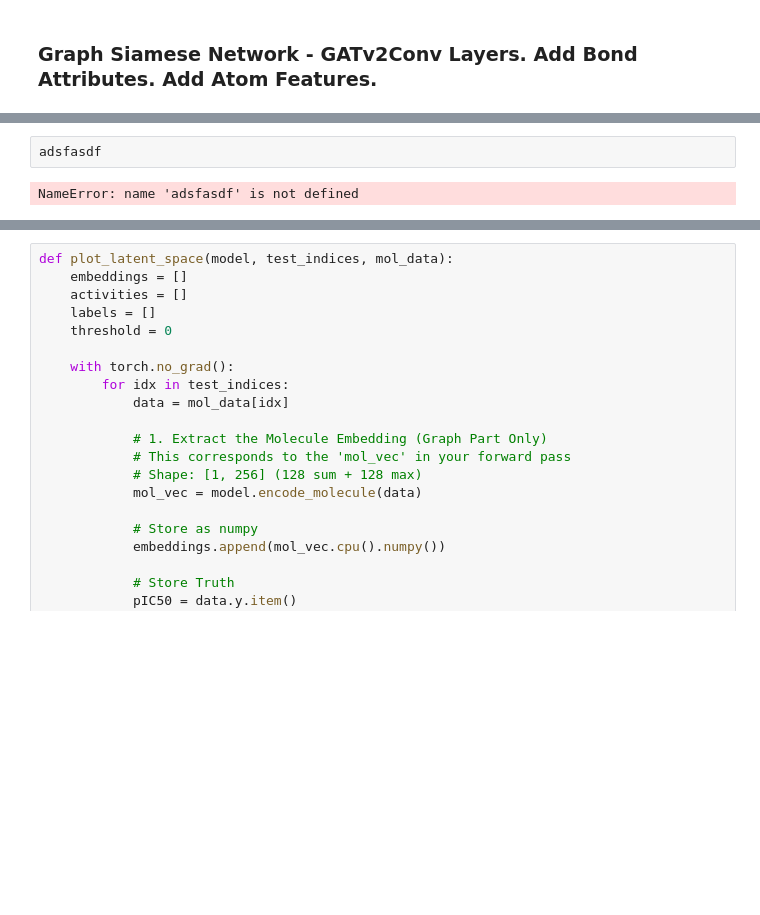
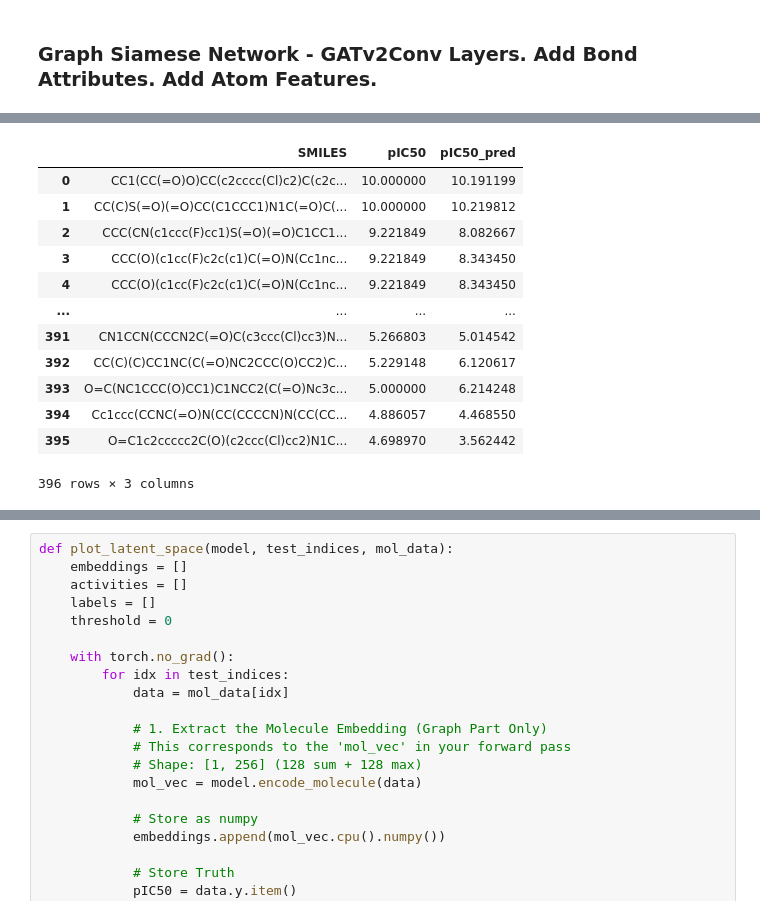
Before and after one commit to Djtrainer/cancer_research, a Jupyter notebook: notebooks/mdm2_breaker_model_eda.ipynb, the cells around one changed output, grey strips where cells are left out. Saved outputs shown, nothing was run; the diff lists cells and outputs as text; blank space fills up the shorter version.

```diff
--- a/notebooks/mdm2_breaker_model_eda.ipynb
+++ b/notebooks/mdm2_breaker_model_eda.ipynb
@@ -335,4 +369,15 @@ Total Trainable Parameters: 2,261,762
 # %%
-adsfasdf
 # %% [output]
+|  | SMILES | pIC50 | pIC50_pred |
+| 0 | CC1(CC(=O)O)CC(c2cccc(Cl)c2)C(c2c... | 10.000000 | 10.191199 |
+| 1 | CC(C)S(=O)(=O)CC(C1CCC1)N1C(=O)C(... | 10.000000 | 10.219812 |
+| 2 | CCC(CN(c1ccc(F)cc1)S(=O)(=O)C1CC1... | 9.221849 | 8.082667 |
+| 3 | CCC(O)(c1cc(F)c2c(c1)C(=O)N(Cc1nc... | 9.221849 | 8.343450 |
+| 4 | CCC(O)(c1cc(F)c2c(c1)C(=O)N(Cc1nc... | 9.221849 | 8.343450 |
+| ... | ... | ... | ... |
+| 391 | CN1CCN(CCCN2C(=O)C(c3ccc(Cl)cc3)N... | 5.266803 | 5.014542 |
+| 392 | CC(C)(C)CC1NC(C(=O)NC2CCC(O)CC2)C... | 5.229148 | 6.120617 |
+| 393 | O=C(NC1CCC(O)CC1)C1NCC2(C(=O)Nc3c... | 5.000000 | 6.214248 |
+| 394 | Cc1ccc(CCNC(=O)N(CC(CCCCN)N(CC(CC... | 4.886057 | 4.468550 |
+| 395 | O=C1c2ccccc2C(O)(c2ccc(Cl)cc2)N1C... | 4.698970 | 3.562442 |
-NameError: name 'adsfasdf' is not defined
+396 rows × 3 columns
```
Also changed, not shown: parts of 13 cells of this notebook, 6 other files.
